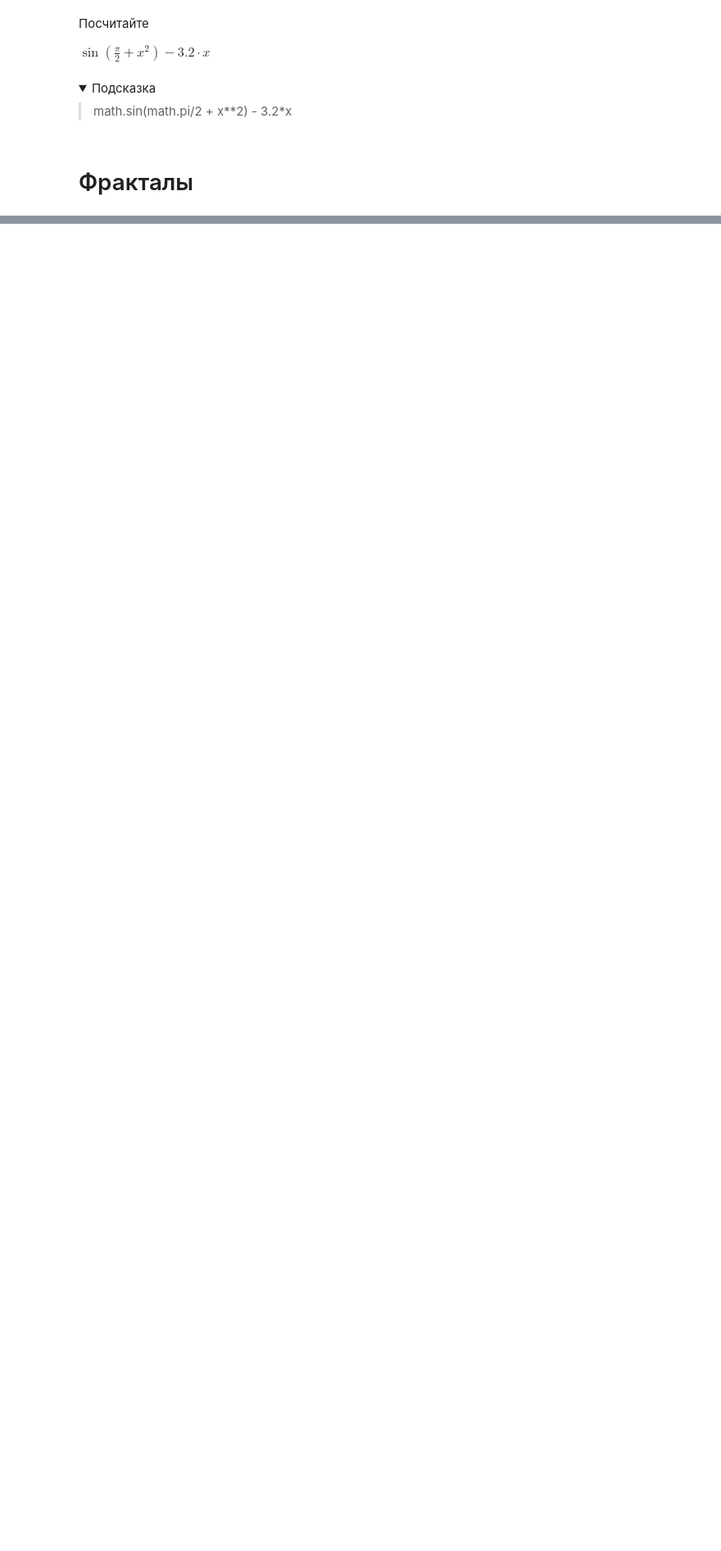
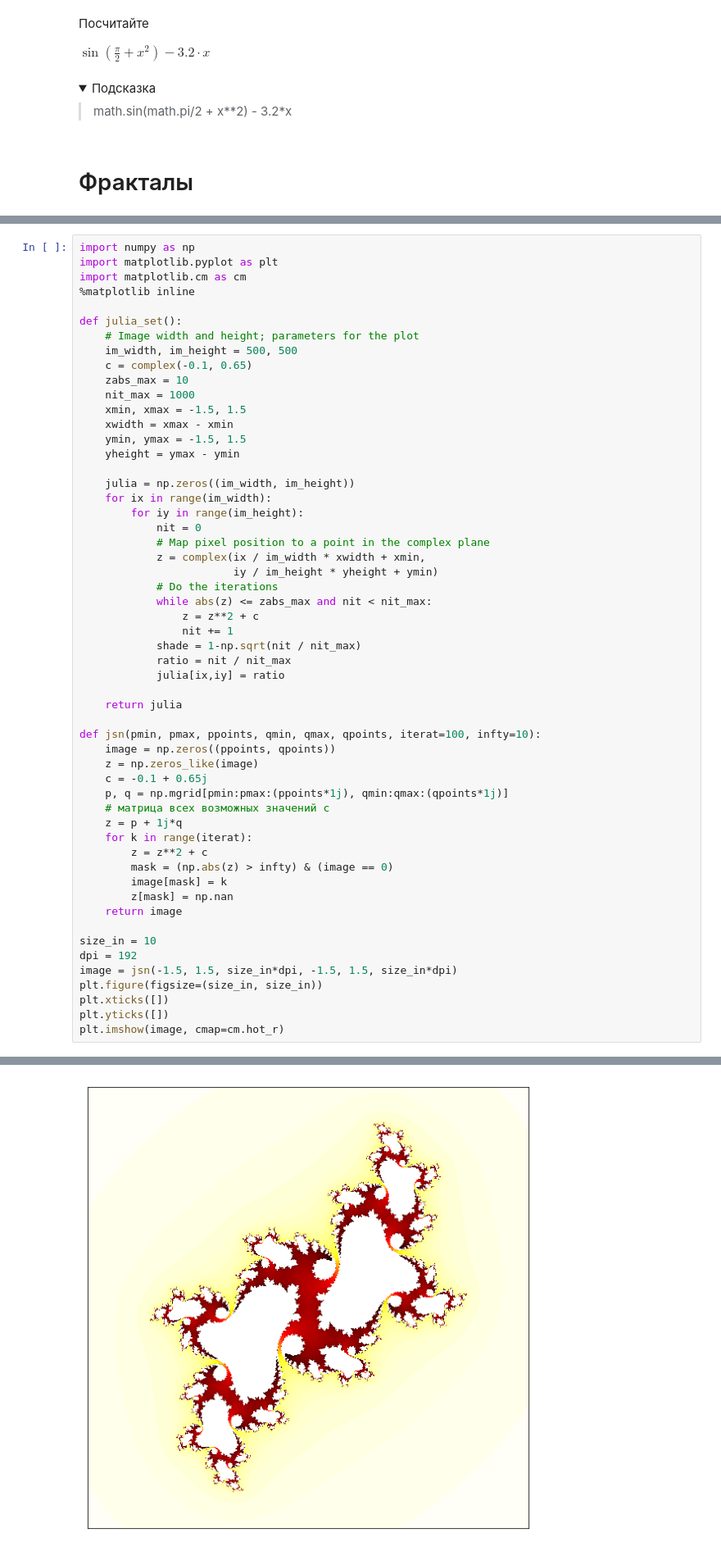
Before and after one commit to k4black/python-guide-fractals, a Jupyter notebook: PythonHSE.ipynb, the cells around one changed output, grey strips where cells are left out. Shown at 82% size. Saved outputs shown, nothing was run; the diff lists cells and outputs as text; folded sections open; blank space fills up the shorter version.

```diff
--- a/PythonHSE.ipynb
+++ b/PythonHSE.ipynb
@@ -230,0 +262,56 @@ plt.imshow(image, cmap='flag', interpolation='none')
+# %%
+import numpy as np
+import matplotlib.pyplot as plt
+import matplotlib.cm as cm
+%matplotlib inline
+
+def julia_set():
+    # Image width and height; parameters for the plot
+    im_width, im_height = 500, 500
+    c = complex(-0.1, 0.65)
+    zabs_max = 10
+    nit_max = 1000
+    xmin, xmax = -1.5, 1.5
+    xwidth = xmax - xmin
+    ymin, ymax = -1.5, 1.5
+    yheight = ymax - ymin
+
+    julia = np.zeros((im_width, im_height))
+    for ix in range(im_width):
+        for iy in range(im_height):
+            nit = 0
+            # Map pixel position to a point in the complex plane
+            z = complex(ix / im_width * xwidth + xmin,
+                        iy / im_height * yheight + ymin)
+            # Do the iterations
+            while abs(z) <= zabs_max and nit < nit_max:
+                z = z**2 + c
+                nit += 1
+            shade = 1-np.sqrt(nit / nit_max)
+            ratio = nit / nit_max
+            julia[ix,iy] = ratio
+
+    return julia
+
+def jsn(pmin, pmax, ppoints, qmin, qmax, qpoints, iterat=100, infty=10):
+    image = np.zeros((ppoints, qpoints))
+    z = np.zeros_like(image)
+    c = -0.1 + 0.65j
+    p, q = np.mgrid[pmin:pmax:(ppoints*1j), qmin:qmax:(qpoints*1j)]
+    # матрица всех возможных значений c
+    z = p + 1j*q
+    for k in range(iterat):
+        z = z**2 + c
+        mask = (np.abs(z) > infty) & (image == 0)
+        image[mask] = k
+        z[mask] = np.nan
+    return image
+
+size_in = 10
+dpi = 192
+image = jsn(-1.5, 1.5, size_in*dpi, -1.5, 1.5, size_in*dpi)
+plt.figure(figsize=(size_in, size_in))
+plt.xticks([])
+plt.yticks([])
+plt.imshow(image, cmap=cm.hot_r)
+# %% [output]
@@ -230,0 +319 @@ plt.imshow(image, cmap='flag', interpolation='none')
+[figure, added]
```
Also changed, not shown: parts of 16 cells of this notebook.
